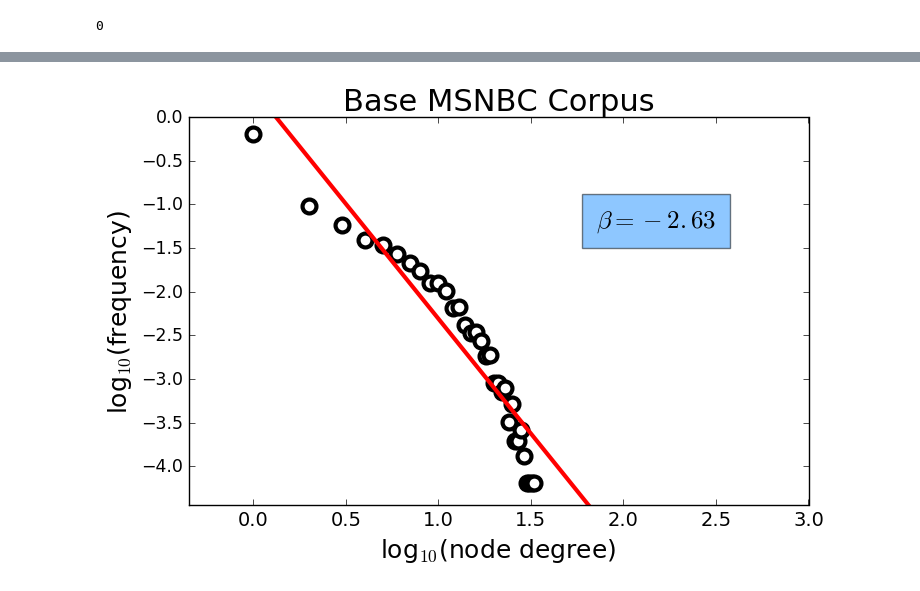
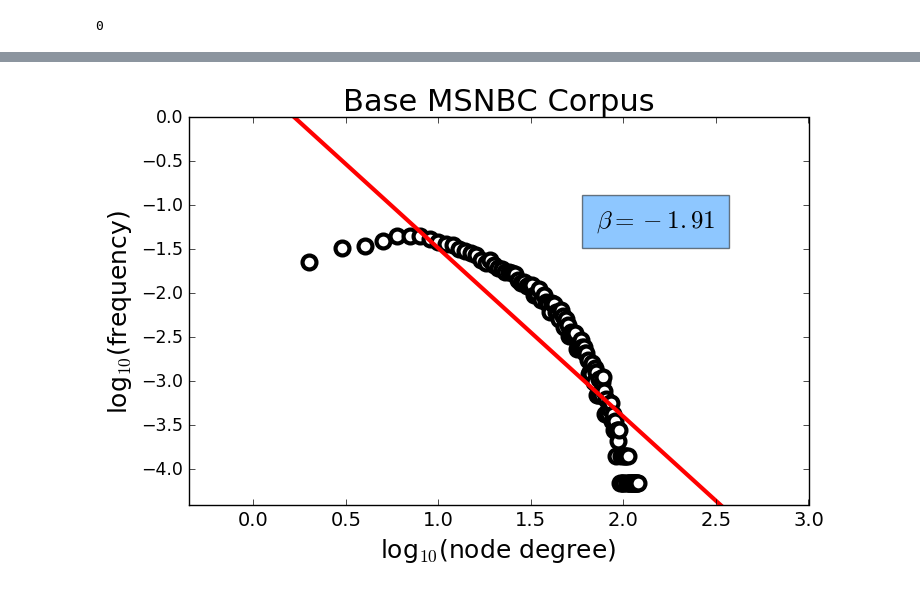
Before and after one commit to mt-digital/semantic-cable, a Jupyter notebook: MSNBC Full -- copied from Fox Full.ipynb, the cells around one changed output, grey strips where cells are left out. Drawn from its saved outputs; the diff is of its cells as text; code cells hidden in the pictures.

```diff
--- a/MSNBC Full -- copied from Fox Full.ipynb
+++ b/MSNBC Full -- copied from Fox Full.ipynb
@@ -14,12 +14,13 @@ sum([len(text) for text in texts])
 # %%
 e = build_network(texts, alpha=0.75)
 # %%
-tau = 0.6
+#tau = 0.6
 
-A = np.copy(e.edgeweight_mat)
-A[A <= tau] = 0.0
-A[A > tau] = 1.0
-
+#A = np.copy(e.edgeweight_mat)
+#A[A <= tau] = 0.0
+#A[A > tau] = 1.0
+from semcable.util import _calculate_adjacency
+A = _calculate_adjacency(e.edgeweight_mat, 20.16, 1e-3)
 g = nx.from_numpy_matrix(A)
 
 degs = np.flipud(np.sort(np.array(list(g.degree().values()))))
@@ -57,18 +60,18 @@ ys = polynomial(np.arange(nbins))
 # %%
 fig = plt.figure(figsize=(8, 5))
 ax = fig.add_subplot(111)
-plt.plot(logx, logv, marker='o', mew=3, color='white', lw=0, ms=10)
+plt.plot(logx[1:], logv[1:], marker='o', mew=3, color='white', lw=0, ms=10)
 plt.plot(np.arange(nbins)[:4], ys[:4], color='red', lw=3)
 plt.xlim([-0.35, 3])
 plt.ylim([logv.min() - 0.25, 0])
 plt.xlabel('log$_{10}$(node degree)', size=18)
 plt.ylabel('log$_{10}$(frequency)', size=18)
 plt.title('Base MSNBC Corpus', size=22)
 plt.text(1.85, -1.25, '$\\beta = %.2f$' % coefficients[0], fontsize=18,
          bbox={'facecolor':'#1E90FF', 'alpha':0.5, 'pad':10})
 ax.tick_params(axis='x', which='major', labelsize=14)
 ax.tick_params(axis='y', which='major', labelsize=12.5)
 plt.show()
 # %% [output]
-[figure, old version]
+[figure, new version]
 # %%
```
Also changed, not shown: parts of 2 cells of this notebook, 8 other files.
